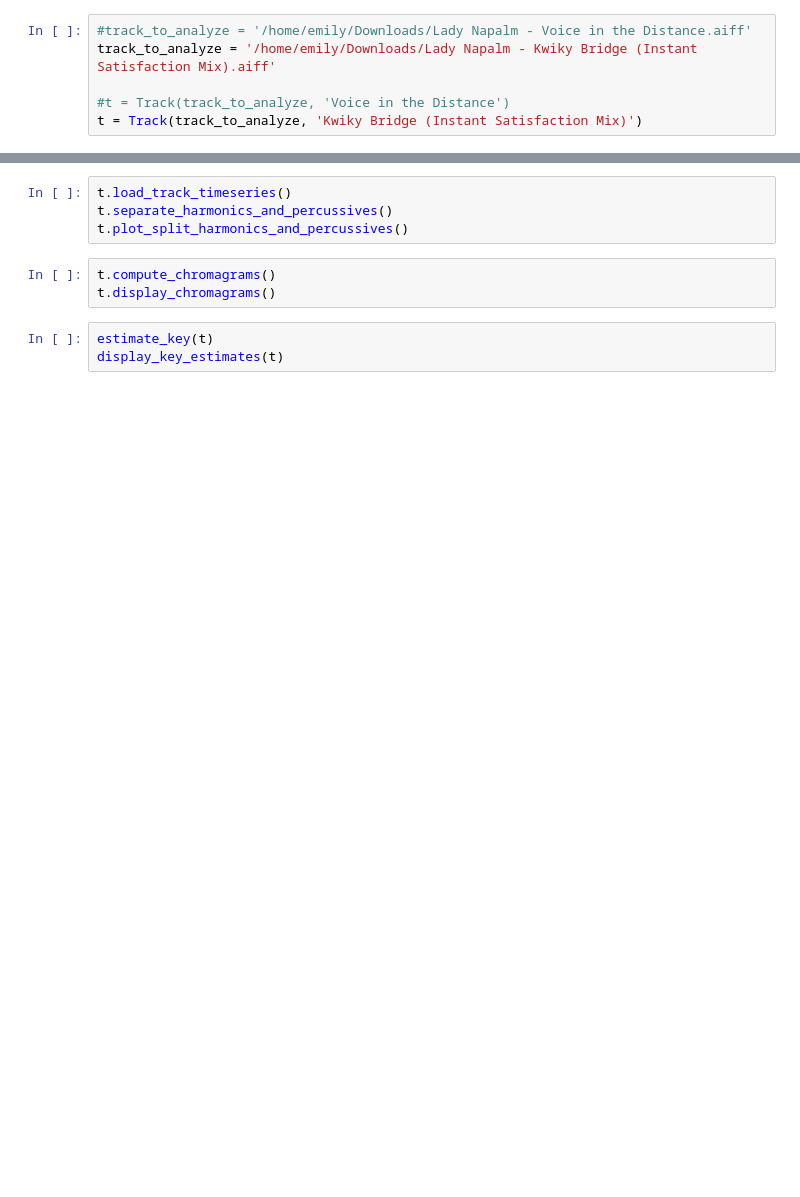
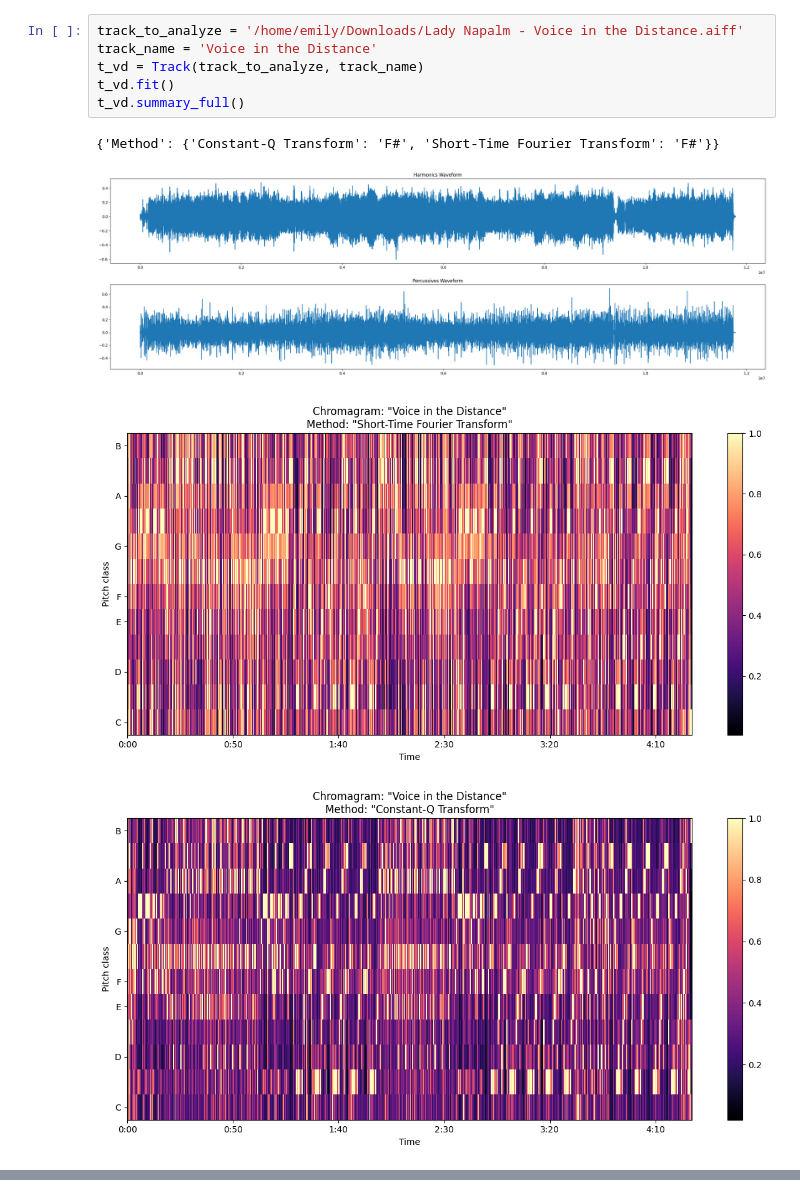
Before and after one commit to badassdatascience/music-production-and-performance, a Jupyter notebook: music_production_and_performance/features/key_detection.ipynb, the cells around one changed output, grey strips where cells are left out. Drawn from its saved outputs; the diff is of its cells as text; blank space fills up the shorter version.

```diff
--- a/music_production_and_performance/features/key_detection.ipynb
+++ b/music_production_and_performance/features/key_detection.ipynb
@@ -205,6 +138,11 @@ class Track():
 # %%
-#track_to_analyze = '/home/emily/Downloads/Lady Napalm - Voice in the Distance.aiff'
-track_to_analyze = '/home/emily/Downloads/Lady Napalm - Kwiky Bridge (Instant Satisfaction Mix).aiff'
-
-#t = Track(track_to_analyze, 'Voice in the Distance')
-t = Track(track_to_analyze, 'Kwiky Bridge (Instant Satisfaction Mix)')
+track_to_analyze = '/home/emily/Downloads/Lady Napalm - Voice in the Distance.aiff'
+track_name = 'Voice in the Distance'
+t_vd = Track(track_to_analyze, track_name)
+t_vd.fit()
+t_vd.summary_full()
+# %% [output]
+{'Method': {'Constant-Q Transform': 'F#', 'Short-Time Fourier Transform': 'F#'}}
+[figure, added]
+[figure, added]
+[figure, added]
@@ -211,10 +150,0 @@ t = Track(track_to_analyze, 'Kwiky Bridge (Instant Satisfaction Mix)')
-# %%
-t.load_track_timeseries()
-t.separate_harmonics_and_percussives()
-t.plot_split_harmonics_and_percussives()
-# %%
-t.compute_chromagrams()
-t.display_chromagrams()
-# %%
-estimate_key(t)
-display_key_estimates(t)
```
Also changed, not shown: parts of 23 cells of this notebook.
